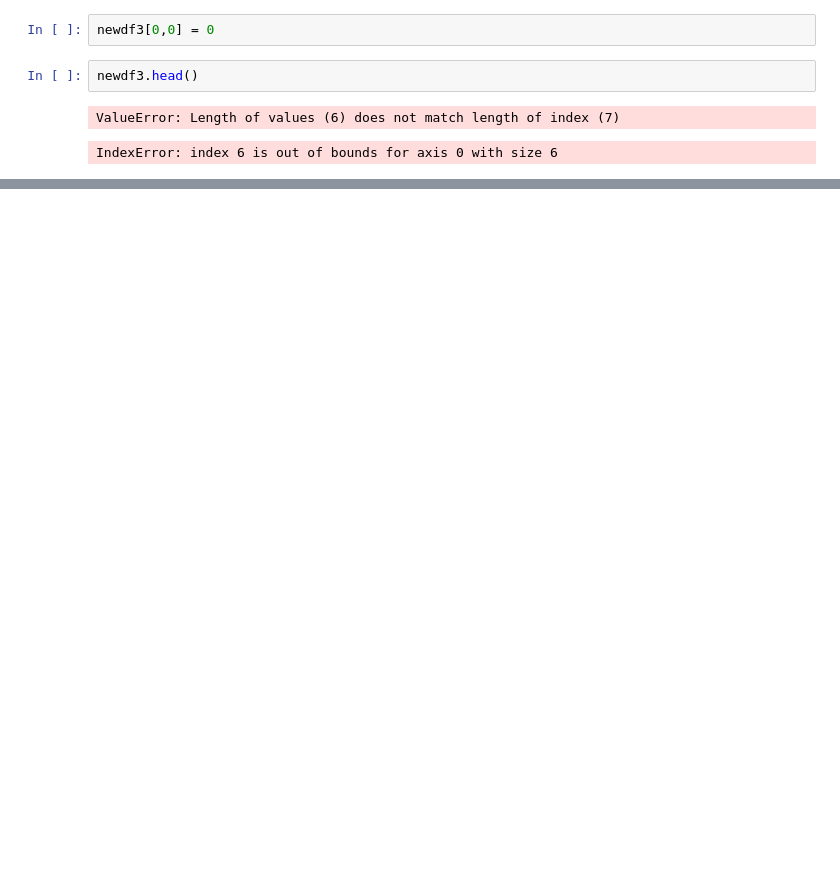
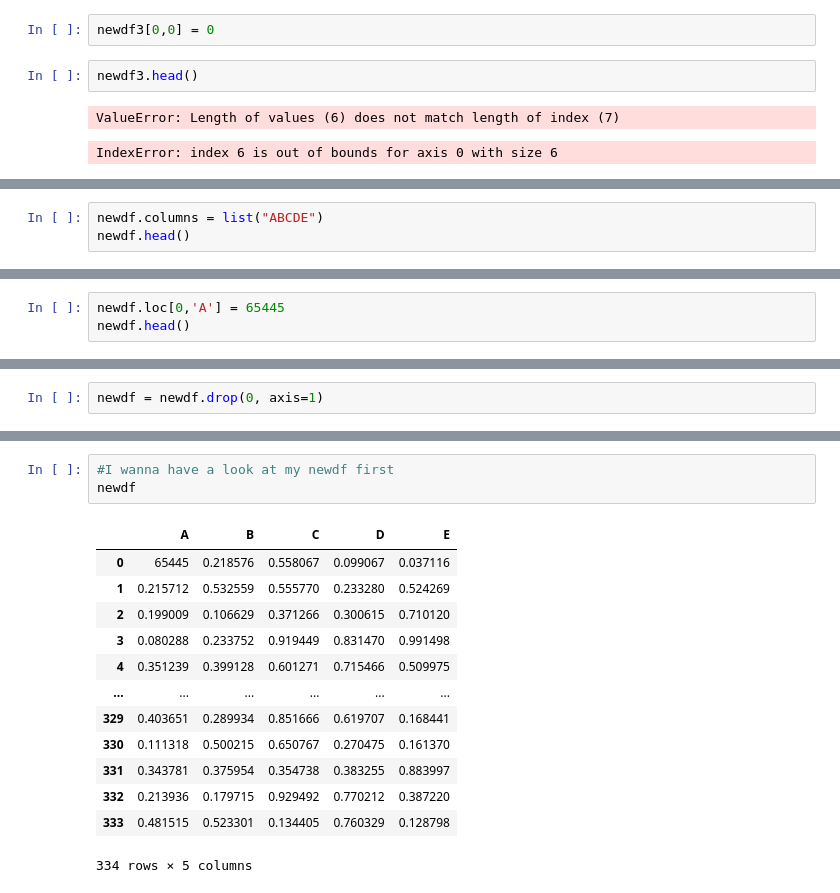
Before and after one commit to TanishqThuse/EDA_Data_Science_Code_With_Harry, a Jupyter notebook: Pandas_CSV_Basics/Pandas_CSV_Introduction.ipynb, the cells around one changed output, grey strips where cells are left out. Cells and saved outputs as stored; diff of their text form; blank space fills up the shorter version.

```diff
--- a/Pandas_CSV_Basics/Pandas_CSV_Introduction.ipynb
+++ b/Pandas_CSV_Basics/Pandas_CSV_Introduction.ipynb
@@ -344,0 +354,3 @@ IndexError: index 6 is out of bounds for axis 0 with size 6
+# %%
+newdf.columns = list("ABCDE")
+newdf.head()
@@ -344,0 +364,3 @@ IndexError: index 6 is out of bounds for axis 0 with size 6
+# %%
+newdf.loc[0,'A'] = 65445
+newdf.head()
@@ -344,0 +374,2 @@ IndexError: index 6 is out of bounds for axis 0 with size 6
+# %%
+newdf = newdf.drop(0, axis=1)
@@ -344,0 +407,17 @@ IndexError: index 6 is out of bounds for axis 0 with size 6
+# %%
+#I wanna have a look at my newdf first
+newdf
+# %% [output]
+|  | A | B | C | D | E |
+| 0 | 65445 | 0.218576 | 0.558067 | 0.099067 | 0.037116 |
+| 1 | 0.215712 | 0.532559 | 0.555770 | 0.233280 | 0.524269 |
+| 2 | 0.199009 | 0.106629 | 0.371266 | 0.300615 | 0.710120 |
+| 3 | 0.080288 | 0.233752 | 0.919449 | 0.831470 | 0.991498 |
+| 4 | 0.351239 | 0.399128 | 0.601271 | 0.715466 | 0.509975 |
+| ... | ... | ... | ... | ... | ... |
+| 329 | 0.403651 | 0.289934 | 0.851666 | 0.619707 | 0.168441 |
+| 330 | 0.111318 | 0.500215 | 0.650767 | 0.270475 | 0.161370 |
+| 331 | 0.343781 | 0.375954 | 0.354738 | 0.383255 | 0.883997 |
+| 332 | 0.213936 | 0.179715 | 0.929492 | 0.770212 | 0.387220 |
+| 333 | 0.481515 | 0.523301 | 0.134405 | 0.760329 | 0.128798 |
+334 rows × 5 columns
```
Also changed, not shown: parts of 23 cells of this notebook.
